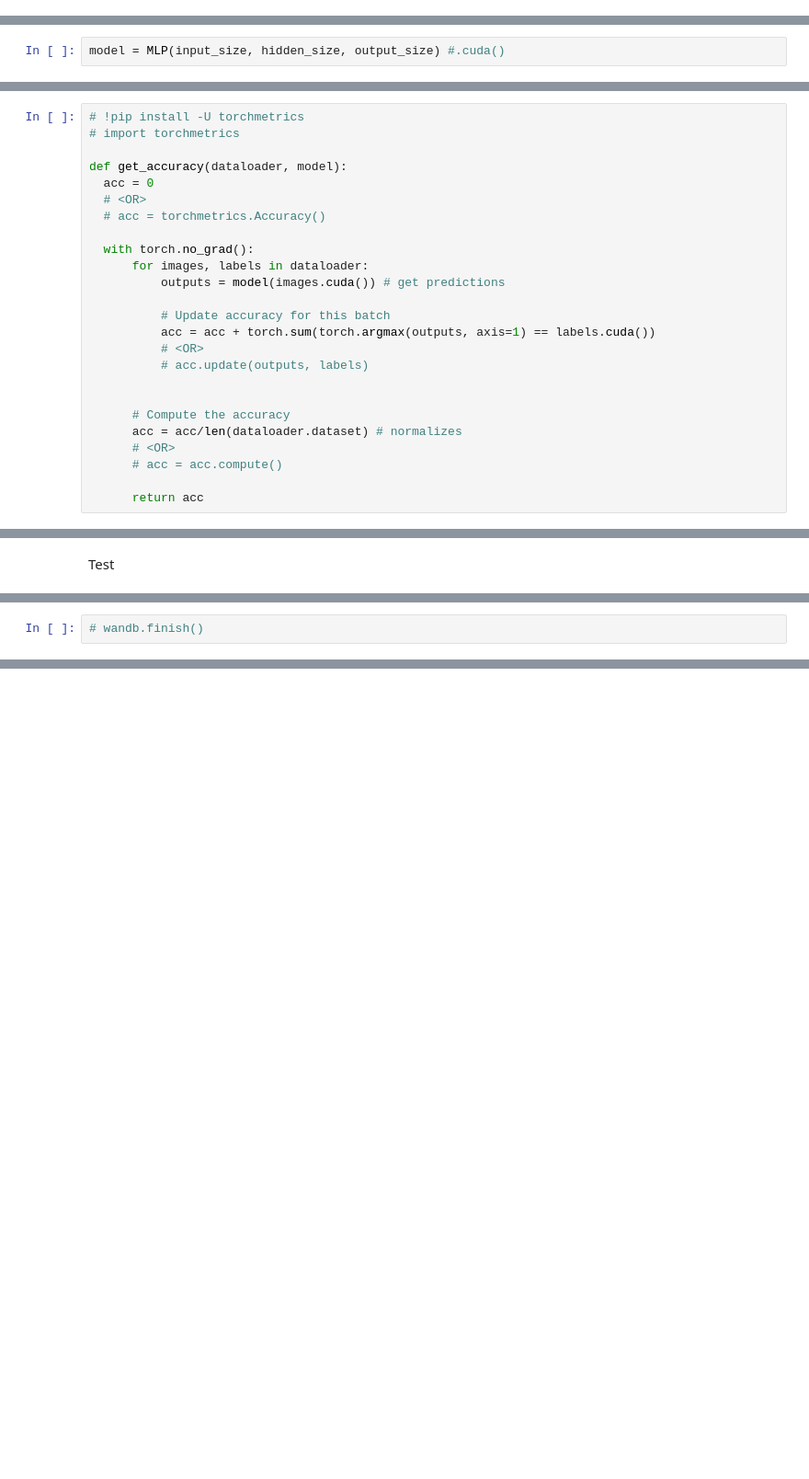
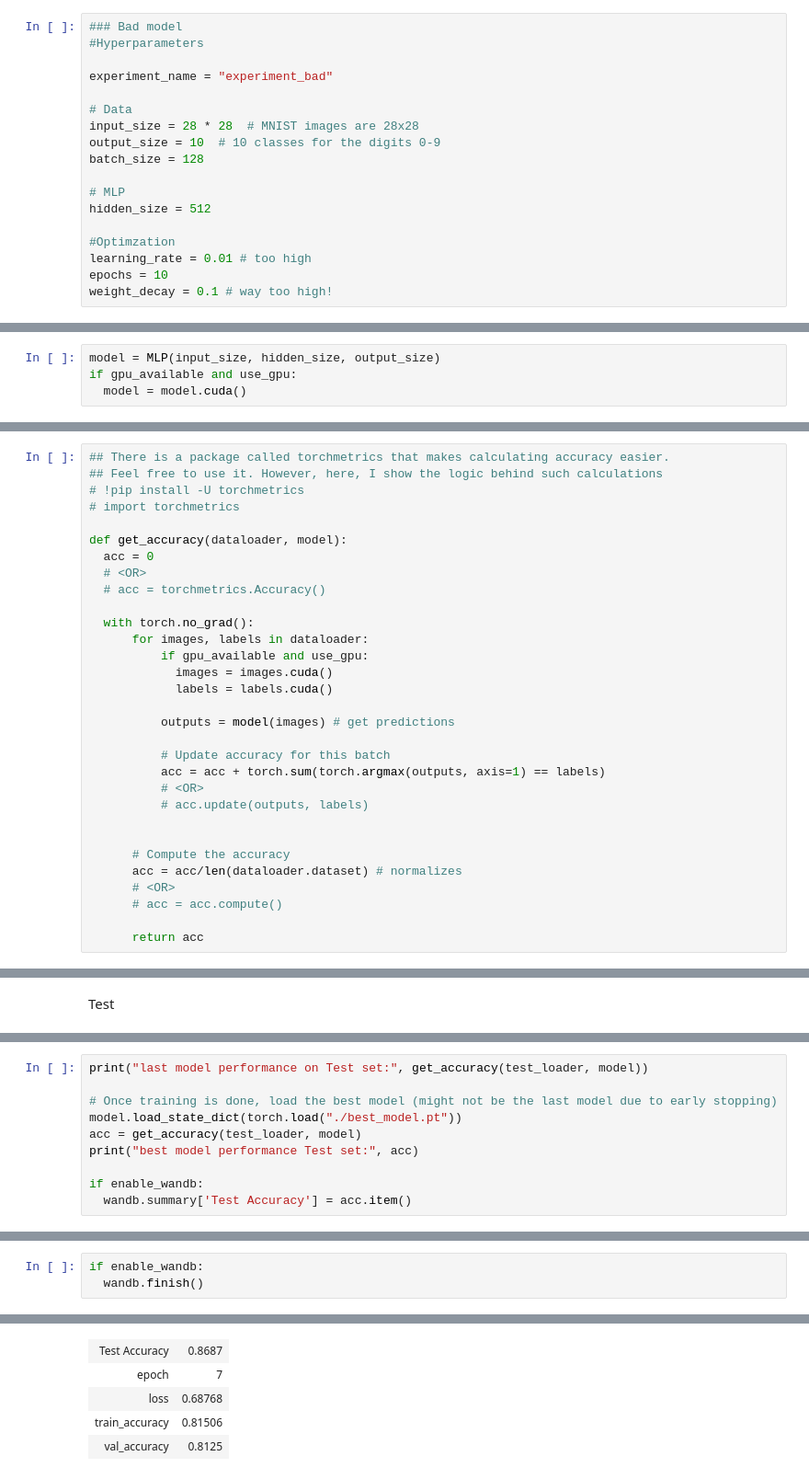
Before and after one commit to elhamod/BA865-2024, a Jupyter notebook: hands-on/First_Pytorch_NN.ipynb, the cells around one changed output, grey strips where cells are left out. Shown: that part at 92% size. Cells and saved outputs as stored; diff of their text form; blank space fills up the shorter version.

```diff
--- a/hands-on/First_Pytorch_NN.ipynb
+++ b/hands-on/First_Pytorch_NN.ipynb
@@ -46,4 +53,22 @@ Some extra fancy but optional packages:
 ## Hyper-parameters
 
 Define your hyper-parameters here.
+# %%
+### Bad model
+#Hyperparameters
+
+experiment_name = "experiment_bad"
+
+# Data
+input_size = 28 * 28  # MNIST images are 28x28
+output_size = 10  # 10 classes for the digits 0-9
+batch_size = 128
+
+# MLP
+hidden_size = 512
+
+#Optimzation
+learning_rate = 0.01 # too high
+epochs = 10
+weight_decay = 0.1 # way too high!
 # %%
@@ -131,7 +145,9 @@ class MLP(nn.Module):
 # %% [markdown]
 Adding `.cuda` moves your model to the GPU.
 # %%
-model = MLP(input_size, hidden_size, output_size) #.cuda()
+model = MLP(input_size, hidden_size, output_size)
+if gpu_available and use_gpu:
+  model = model.cuda()
 # %% [markdown]
 use `torch-summary` for more info on the model
 # %%
@@ -186,6 +228,8 @@ optimizer = optim.Adam(model.parameters(), lr=learning_rate, weight_decay=weight
 # %% [markdown]
 Define some functions to calculate training and test accuracies
 # %%
+## There is a package called torchmetrics that makes calculating accuracy easier.
+## Feel free to use it. However, here, I show the logic behind such calculations
 # !pip install -U torchmetrics
 # import torchmetrics
 
@@ -196,10 +240,14 @@ def get_accuracy(dataloader, model):
 
   with torch.no_grad():
       for images, labels in dataloader:
-          outputs = model(images.cuda()) # get predictions
+          if gpu_available and use_gpu:
+            images = images.cuda()
+            labels = labels.cuda()
+
+          outputs = model(images) # get predictions
 
           # Update accuracy for this batch
-          acc = acc + torch.sum(torch.argmax(outputs, axis=1) == labels.cuda())
+          acc = acc + torch.sum(torch.argmax(outputs, axis=1) == labels)
           # <OR>
           # acc.update(outputs, labels)
 
@@ -297,0 +365,10 @@ print(f'Test Accuracy: {acc.item():.4f}')
+# %%
+print("last model performance on Test set:", get_accuracy(test_loader, model))
+
+# Once training is done, load the best model (might not be the last model due to early stopping)
+model.load_state_dict(torch.load("./best_model.pt"))
+acc = get_accuracy(test_loader, model)
+print("best model performance Test set:", acc)
+
+if enable_wandb:
+  wandb.summary['Test Accuracy'] = acc.item()
@@ -298,2 +380,4 @@ print(f'Test Accuracy: {acc.item():.4f}')
 # %%
-# wandb.finish()
+if enable_wandb:
+  wandb.finish()
+# %% [output]
@@ -299,0 +390,5 @@ print(f'Test Accuracy: {acc.item():.4f}')
+| Test Accuracy | 0.8687 |
+| epoch | 7 |
+| loss | 0.68768 |
+| train_accuracy | 0.81506 |
+| val_accuracy | 0.8125 |
```
Also changed, not shown: parts of 18 cells of this notebook.
